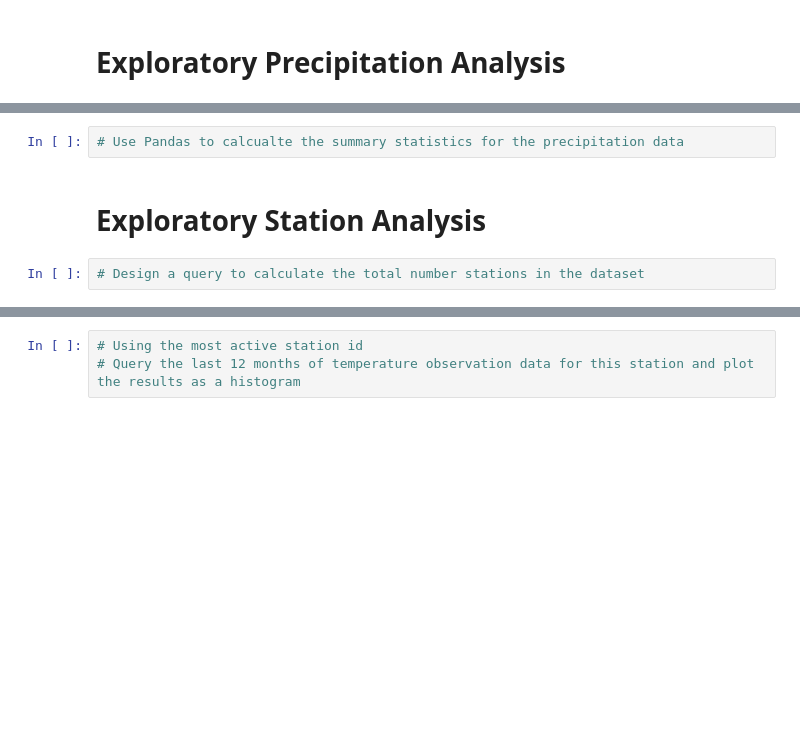
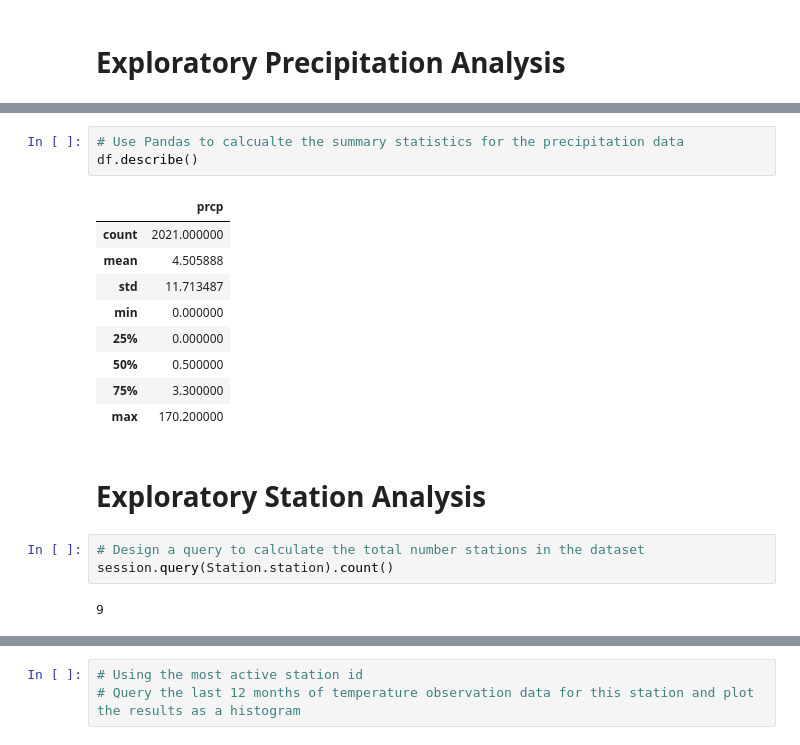
Before and after one commit to ricarojas/sqlalchemy-challenge, a Jupyter notebook: climate_starter.ipynb, the cells around one changed output, grey strips where cells are left out. Cells and saved outputs as stored; diff of their text form; blank space fills up the shorter version.

```diff
--- a/climate_starter.ipynb
+++ b/climate_starter.ipynb
@@ -82,9 +83,23 @@ session.query(Measurement.date).order_by(Measurement.date.desc()).all()
 # %%
 # Use Pandas to calcualte the summary statistics for the precipitation data
+df.describe()
+# %% [output]
+|  | prcp |
+| count | 2021.000000 |
+| mean | 4.505888 |
+| std | 11.713487 |
+| min | 0.000000 |
+| 25% | 0.000000 |
+| 50% | 0.500000 |
+| 75% | 3.300000 |
+| max | 170.200000 |
 # %% [markdown]
 # Exploratory Station Analysis
 # %%
 # Design a query to calculate the total number stations in the dataset
+session.query(Station.station).count()
+# %% [output]
+9
 # %%
 # Design a query to find the most active stations (i.e. what stations have the most rows?)
 # List the stations and the counts in descending order.
```
Also changed, not shown: parts of 7 cells of this notebook.
